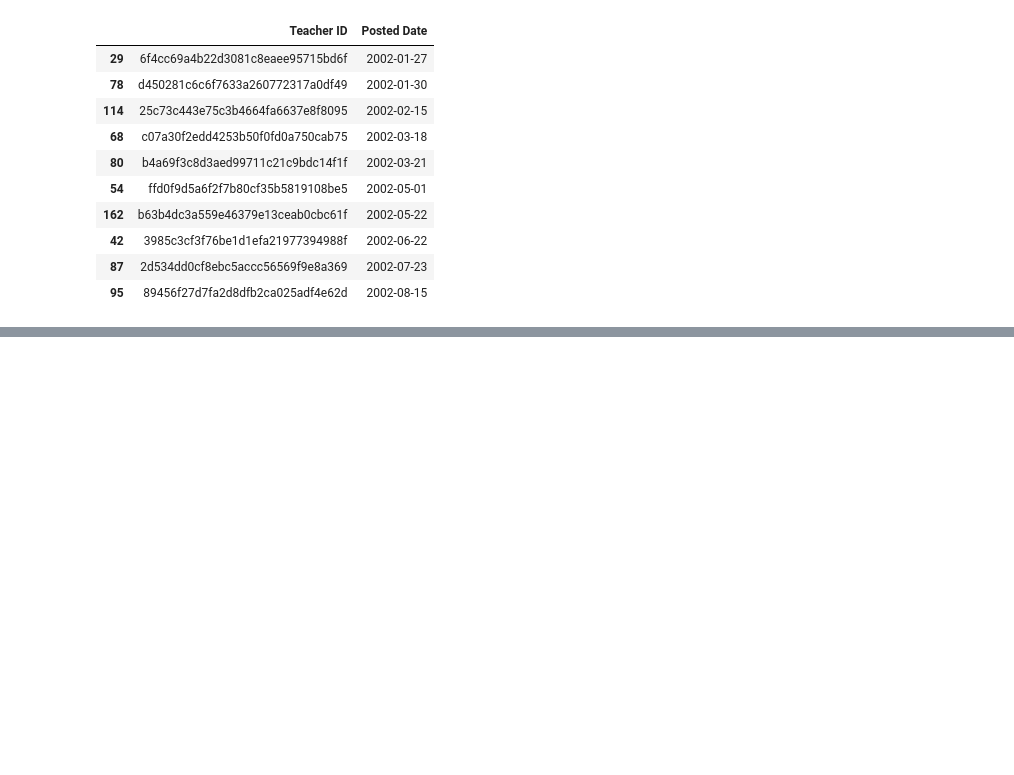
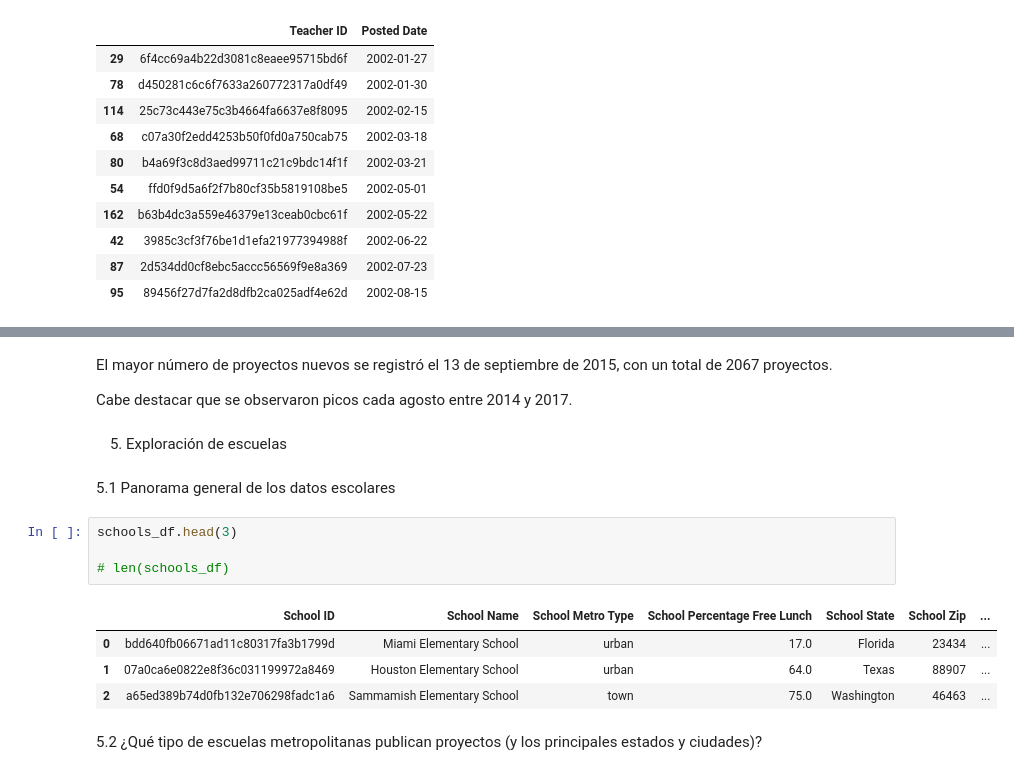
Before and after one commit to DevFntxy/ECBD_9A_IDGS_PRACTICAS_230892, a Jupyter notebook: Practica04/Practica04.ipynb, the cells around one changed output, grey strips where cells are left out. Cells and saved outputs as stored; diff of their text form; blank space fills up the shorter version.

```diff
--- a/Practica04/Practica04.ipynb
+++ b/Practica04/Practica04.ipynb
@@ -2290,0 +2409,19 @@ teachers_df[['Teacher ID', 'Posted Date']].sort_values(['Posted Date'])[:10]
+# %% [markdown]
+El mayor número de proyectos nuevos se registró el 13 de septiembre de 2015, con un total de 2067 proyectos.
+
+Cabe destacar que se observaron picos cada agosto entre 2014 y 2017.
+# %% [markdown]
+5. Exploración de escuelas
+# %% [markdown]
+5.1 Panorama general de los datos escolares
+# %%
+schools_df.head(3)
+
+# len(schools_df)
+# %% [output]
+|  | School ID | School Name | School Metro Type | School Percentage Free Lunch | School State | School Zip | ... |
+| 0 | bdd640fb06671ad11c80317fa3b1799d | Miami Elementary School | urban | 17.0 | Florida | 23434 | ... |
+| 1 | 07a0ca6e0822e8f36c031199972a8469 | Houston Elementary School | urban | 64.0 | Texas | 88907 | ... |
+| 2 | a65ed389b74d0fb132e706298fadc1a6 | Sammamish Elementary School | town | 75.0 | Washington | 46463 | ... |
+# %% [markdown]
+5.2 ¿Qué tipo de escuelas metropolitanas publican proyectos (y los principales estados y ciudades)?
```
Also changed, not shown: parts of 22 cells of this notebook, 1 other file.
